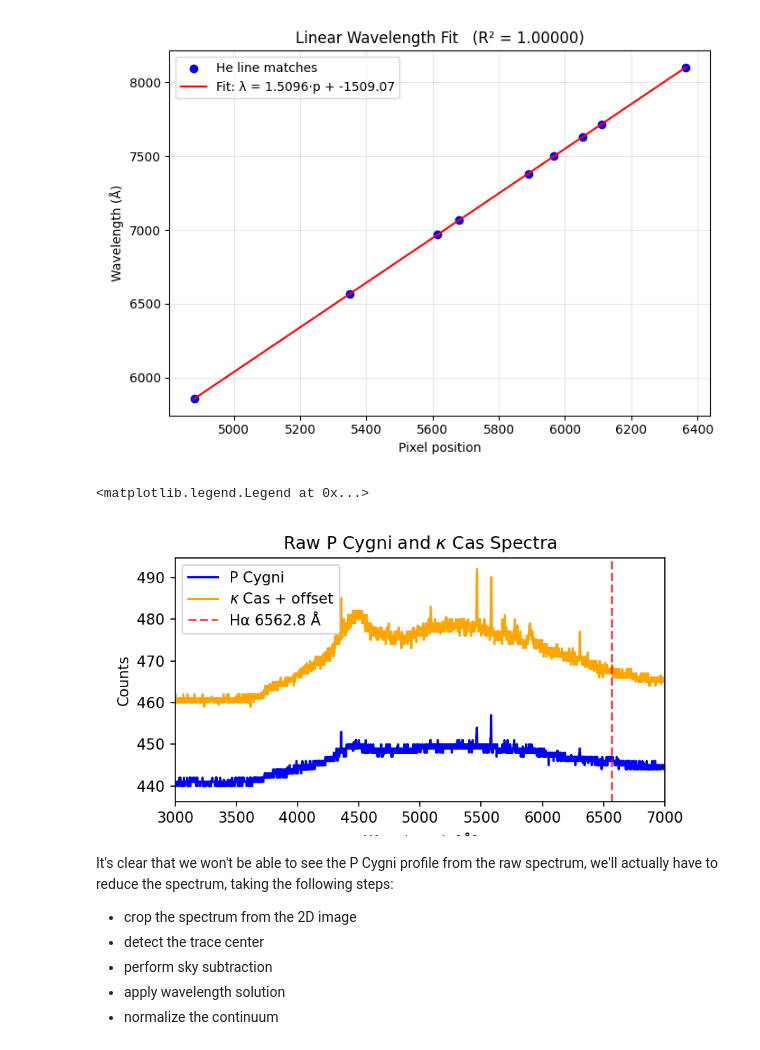
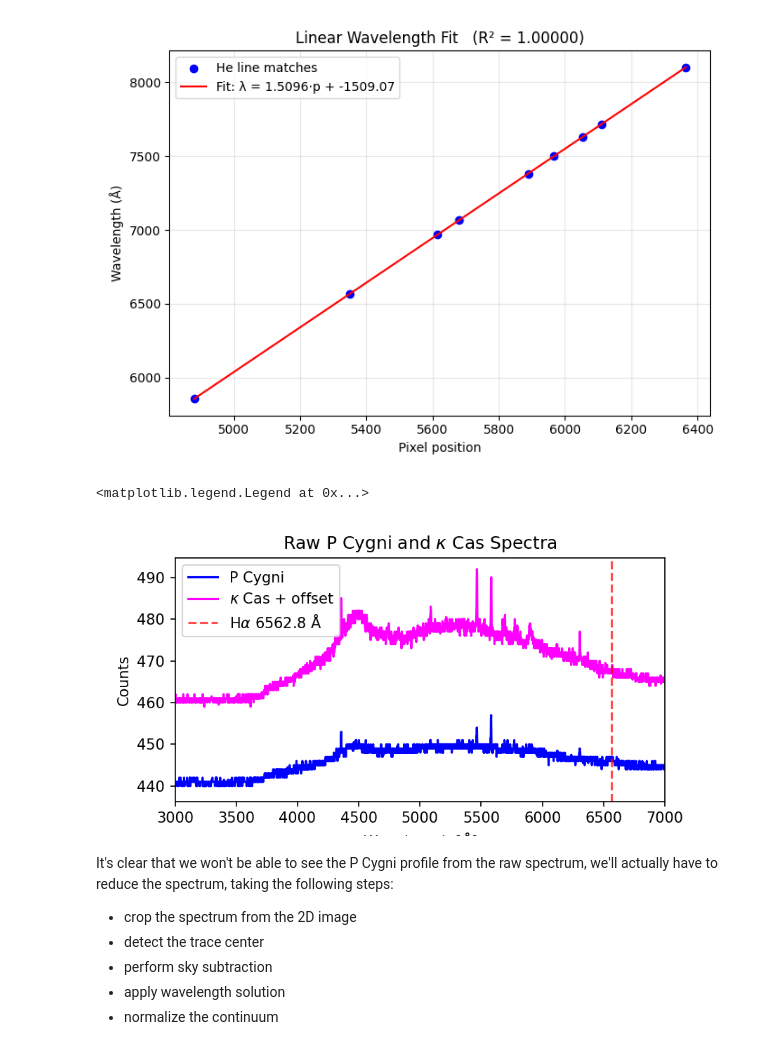
Before and after one commit to AnnikaDeutsch/obs_lab3, a Jupyter notebook: lab3_analysis.ipynb, the cells around one changed output. Drawn from its saved outputs; the diff is of its cells as text; code cells hidden in the pictures.

```diff
--- a/lab3_analysis.ipynb
+++ b/lab3_analysis.ipynb
@@ -823,29 +827,29 @@ wl_near_pcyg = m_wavecal_pcyg * xpix_near + b_wavecal_pcyg
 # %%
 # load in and inspect P Cygni spectra
 imPCyg = fits.getdata(p_cyg_fname_2)[2000:4000, :]
 imKCas = fits.getdata(kap_cas_fname)[2000:4000, :]
 
 # inspect uncalibrated P Cygni and Kappa Cas spectra
 x_pix_pcyg, spec_pcyg = extract_1d_spec(imPCyg, y_min=1000, y_max=1500)
 x_pix_kcas, spec_kcas = extract_1d_spec(imKCas, y_min=1350, y_max=1700)
 
 # apply wavelength calibration from He lamp
 wl_pcyg = m_wavecal_pcyg * x_pix_pcyg + b_wavecal_pcyg
 wl_kcas = m_wavecal_pcyg * x_pix_kcas + b_wavecal_pcyg
 
 # plot P Cygni spectrum and Kappa Cas spectrum on same plot
 plt.figure(figsize=(6,3), dpi=150)
 plt.plot(wl_pcyg, spec_pcyg, label='P Cygni', color='blue')
-plt.plot(wl_kcas, spec_kcas+20, label=r'$\kappa$ Cas + offset', color='orange')
+plt.plot(wl_kcas, spec_kcas+20, label=r'$\kappa$ Cas + offset', color='magenta')
 plt.xlim([3000, 7000])
-plt.axvline(6562.8, color='red', linestyle='--', alpha=0.7, label='Hα 6562.8 Å')
+plt.axvline(6562.8, color='red', linestyle='--', alpha=0.7, label=r'H$\alpha$ 6562.8 Å')
 plt.xlabel(r'Wavelength [$\AA$]')
 plt.ylabel('Counts')
 plt.title(r'Raw P Cygni and $\kappa$ Cas Spectra')
 plt.legend()
 # %% [output]
 <matplotlib.legend.Legend at 0x...>
-[figure, old version]
+[figure, new version]
 # %% [markdown]
 It's clear that we won't be able to see the P Cygni profile from the raw spectrum, we'll actually have to reduce the spectrum, taking the following steps:
  - crop the spectrum from the 2D image
```
Also changed, not shown: parts of 7 cells of this notebook.
